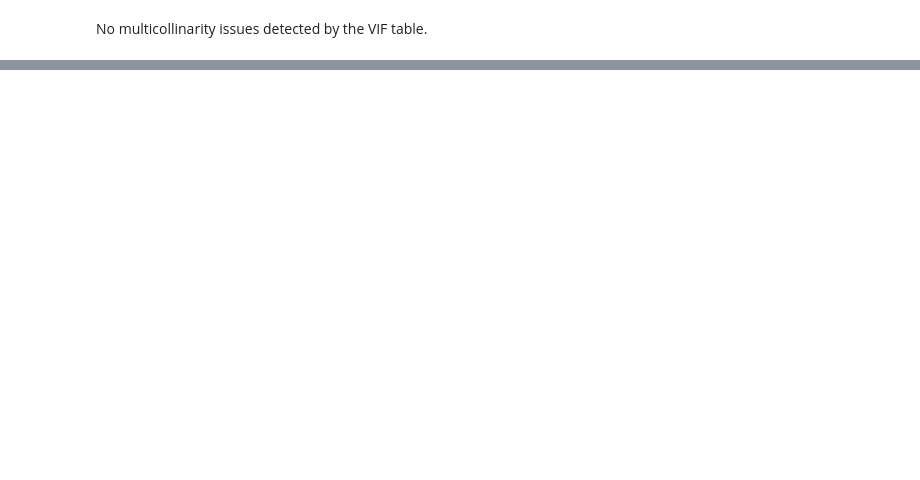
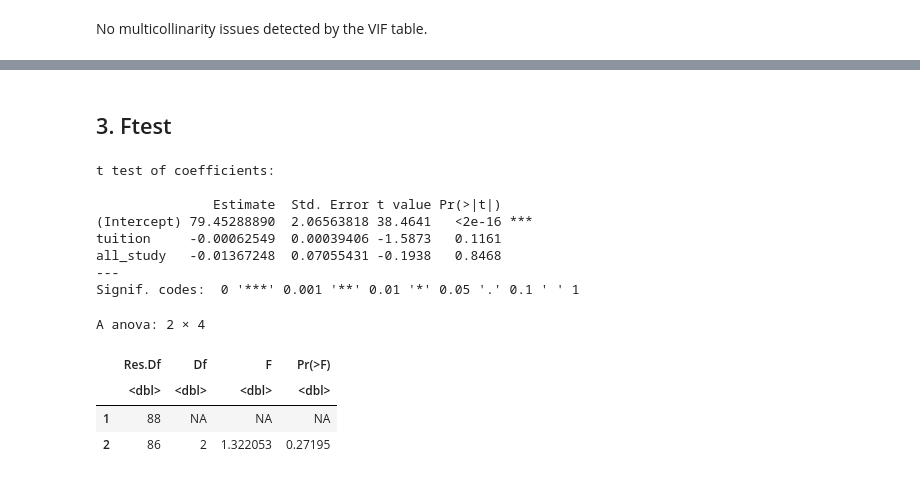
Before and after one commit to Speculatorrr/ECON326-Tuition-on-GPA-Regression, a Jupyter notebook: project.ipynb, the cells around one changed output, grey strips where cells are left out. Drawn from its saved outputs; the diff is of its cells as text; code cells hidden in the pictures; blank space fills up the shorter version.

```diff
--- a/project.ipynb
+++ b/project.ipynb
@@ -298,0 +318,22 @@ ggplot(df, aes(x = tuition, y = GPA_percent)) +
+# %% [markdown]
+## 3. Ftest
+# %%
+#1. tuition+study significance test
+r2c <- lm(GPA_percent ~ tuition + all_study, data = df)
+coeftest(r2c, vcov=vcovHC(r2c, type="HC1"))
+
+linearHypothesis(r2c, c("tuition=0", "all_study=0"), white.adjust = "hc1")
+# %% [output]
+t test of coefficients:
+
+               Estimate  Std. Error t value Pr(>|t|)
+(Intercept) 79.45288890  2.06563818 38.4641   <2e-16 ***
+tuition     -0.00062549  0.00039406 -1.5873   0.1161
+all_study   -0.01367248  0.07055431 -0.1938   0.8468
+---
+Signif. codes:  0 '***' 0.001 '**' 0.01 '*' 0.05 '.' 0.1 ' ' 1
+A anova: 2 × 4
+|  | Res.Df | Df | F | Pr(>F) |
+|  | <dbl> | <dbl> | <dbl> | <dbl> |
+| 1 | 88 | NA | NA | NA |
+| 2 | 86 | 2 | 1.322053 | 0.27195 |
```
Also changed, not shown: parts of 16 cells of this notebook.
